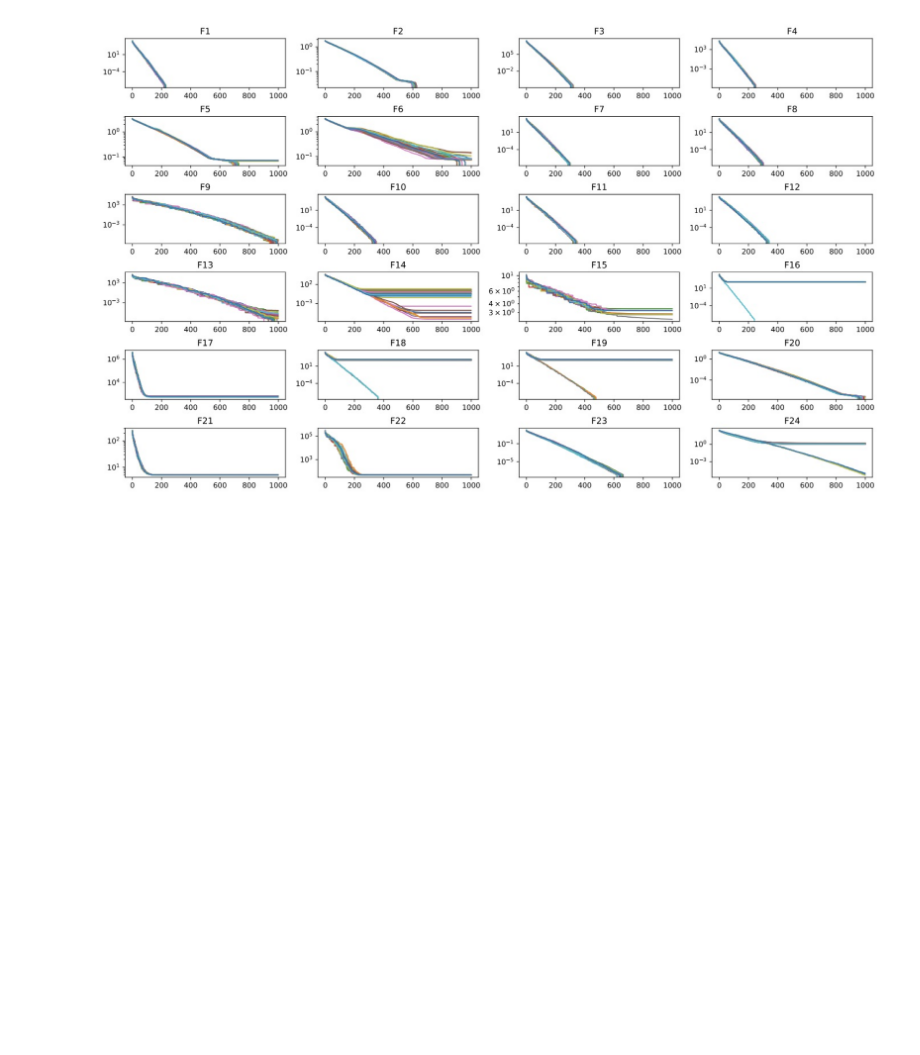
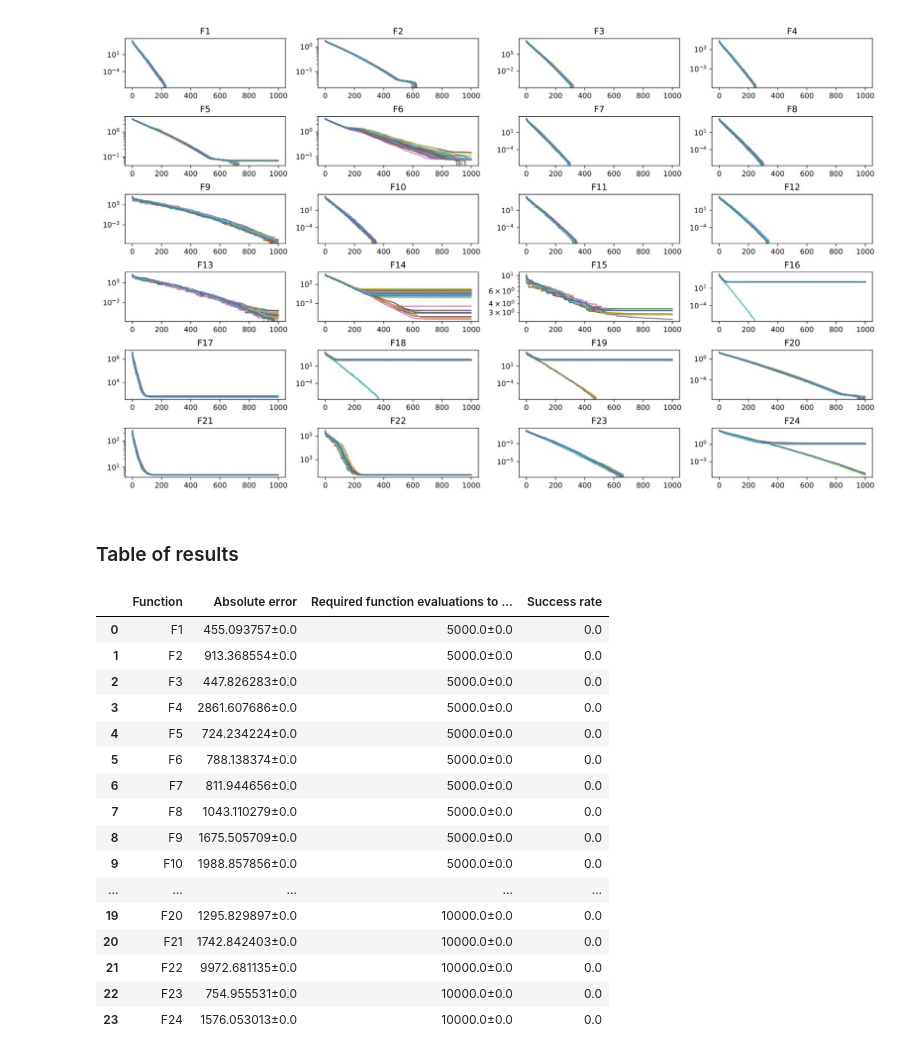
Before and after one commit to suboty/populationes, a Jupyter notebook: l_srtde/L-SRTDE.ipynb, the cells around one changed output. Drawn from its saved outputs; the diff is of its cells as text; code cells hidden in the pictures; blank space fills up the shorter version.

```diff
--- a/l_srtde/L-SRTDE.ipynb
+++ b/l_srtde/L-SRTDE.ipynb
@@ -802,3 +813,63 @@ plt.axis('off')
 plt.show()
 # %% [output]
 [figure]
+# %% [markdown]
+### Table of results
+# %%
+import copy
+import warnings
+
+import numpy as np
+import pandas as pd
+
+warnings.filterwarnings('ignore')
+
+res_table = pd.DataFrame(columns=[
+    'Function', 'Absolute error',
+    'Required function evaluations to acceptance threshold',
+    'Success rate'
+])
+
+row_tamplate = {
+    'Function': None,
+    'Absolute error': None,
+    'Required function evaluations to acceptance threshold': None,
+    'Success rate': None
+}
+
+for func_i in range(max_n_funcs):
+    _row = copy.deepcopy(row_tamplate)
+    _row['Function'] = f'F{func_i+1}'
+    _row['Absolute error'] = str(round(np.mean(res[func_i,:,-2]), 6)) \
+        + u"\u00B1" + str(round(np.std(res[func_i,:,-2]), 6))
+
+    _row['Required function evaluations to acceptance threshold'] = str(round(np.mean(res[func_i,:,-1]), 6)) \
+        + u"\u00B1" + str(round(np.std(res[func_i,:,-1]), 6))
+
+    success_rate = 0
+    for run_i in range(total_n_runs):
+        success_rate += (res[func_i,run_i,-2] == 0)
+    success_rate /= total_n_runs
+    _row['Success rate'] = success_rate
+
+    res_table = pd.concat([res_table, pd.DataFrame([_row])], axis=0, ignore_index=True)
+
+res_table
+# %% [output]
+|  | Function | Absolute error | Required function evaluations to ... | Success rate |
+| 0 | F1 | 455.093757±0.0 | 5000.0±0.0 | 0.0 |
+| 1 | F2 | 913.368554±0.0 | 5000.0±0.0 | 0.0 |
+| 2 | F3 | 447.826283±0.0 | 5000.0±0.0 | 0.0 |
+| 3 | F4 | 2861.607686±0.0 | 5000.0±0.0 | 0.0 |
+| 4 | F5 | 724.234224±0.0 | 5000.0±0.0 | 0.0 |
+| 5 | F6 | 788.138374±0.0 | 5000.0±0.0 | 0.0 |
+| 6 | F7 | 811.944656±0.0 | 5000.0±0.0 | 0.0 |
+| 7 | F8 | 1043.110279±0.0 | 5000.0±0.0 | 0.0 |
+| 8 | F9 | 1675.505709±0.0 | 5000.0±0.0 | 0.0 |
+| 9 | F10 | 1988.857856±0.0 | 5000.0±0.0 | 0.0 |
+| ... | ... | ... | ... | ... |
+| 19 | F20 | 1295.829897±0.0 | 10000.0±0.0 | 0.0 |
+| 20 | F21 | 1742.842403±0.0 | 10000.0±0.0 | 0.0 |
+| 21 | F22 | 9972.681135±0.0 | 10000.0±0.0 | 0.0 |
+| 22 | F23 | 754.955531±0.0 | 10000.0±0.0 | 0.0 |
+| 23 | F24 | 1576.053013±0.0 | 10000.0±0.0 | 0.0 |
```
Also changed, not shown: parts of 4 cells of this notebook, 1 other file.
